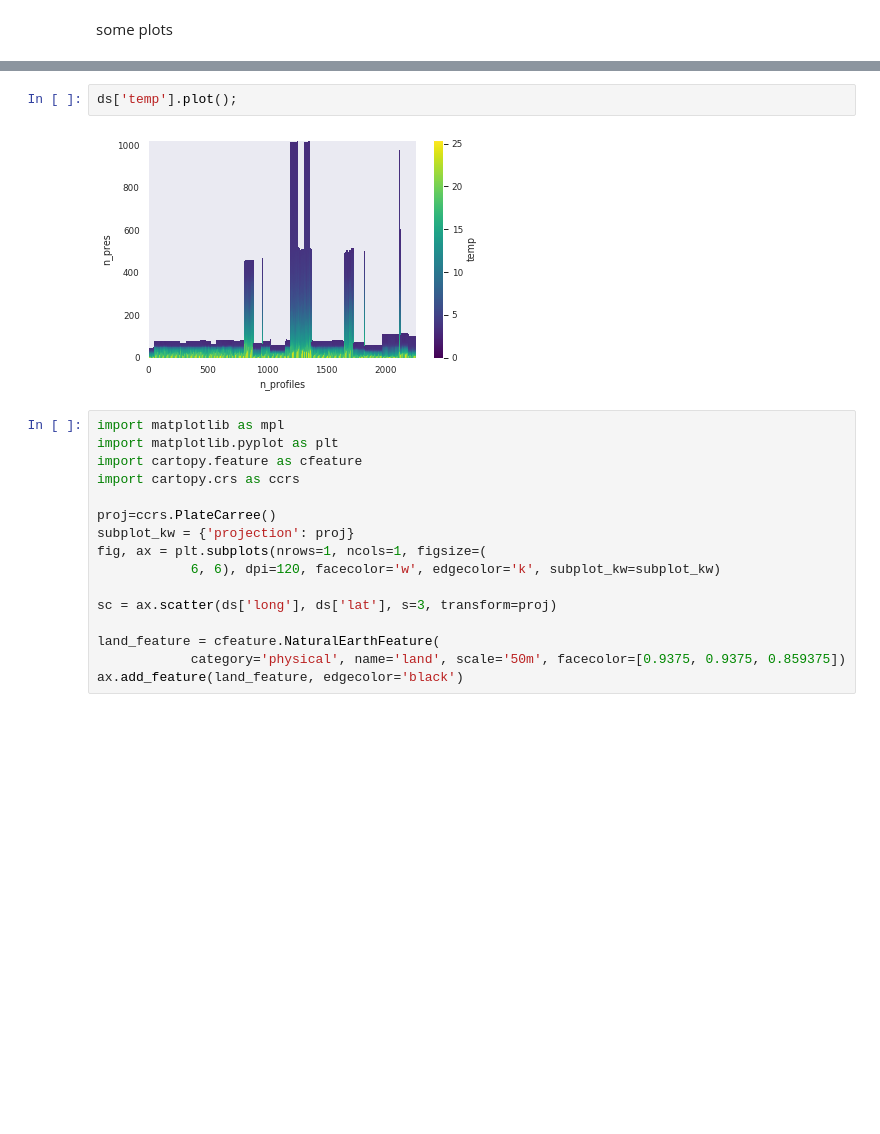
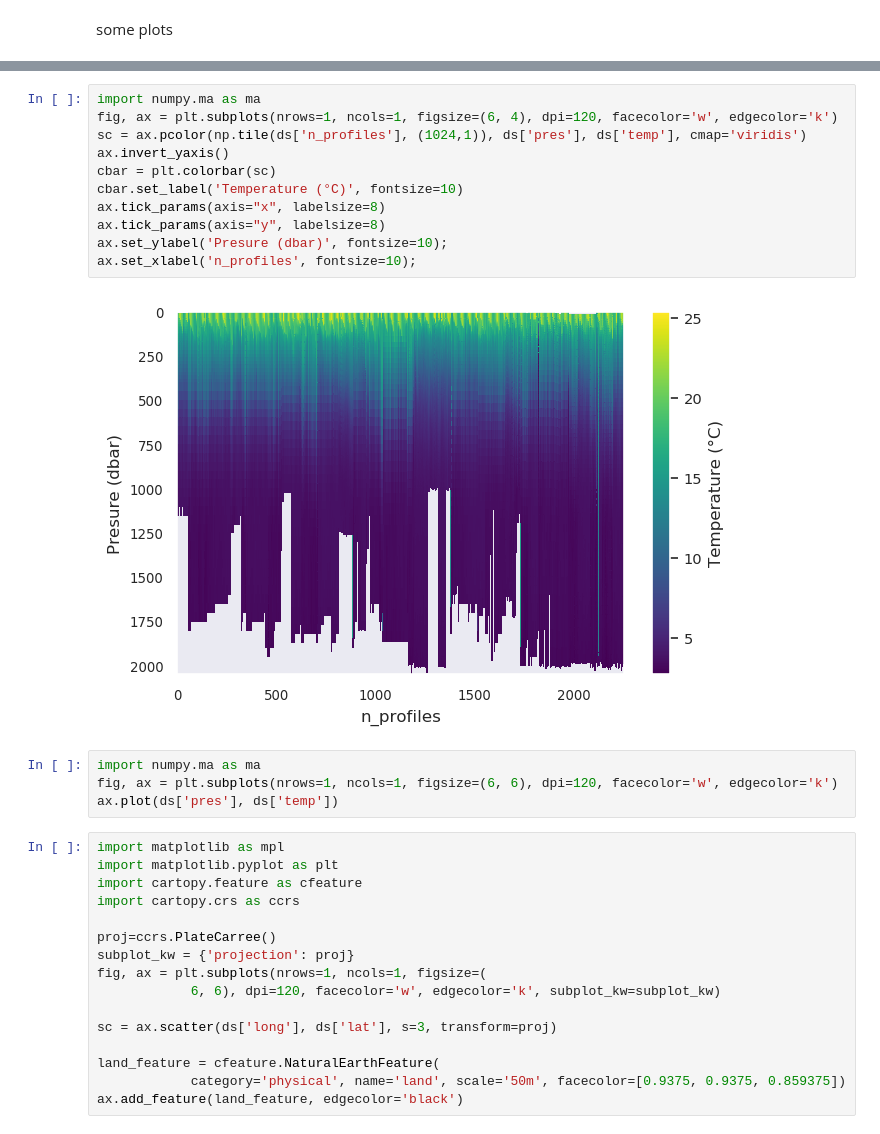
Before and after one commit to euroargodev/DMQC-PCM, a Jupyter notebook: PCM-design/Classif_ArgoReferenceDatabase.ipynb, the cells around one changed output, grey strips where cells are left out. Saved outputs shown, nothing was run; the diff lists cells and outputs as text; blank space fills up the shorter version.

```diff
--- a/PCM-design/Classif_ArgoReferenceDatabase.ipynb
+++ b/PCM-design/Classif_ArgoReferenceDatabase.ipynb
@@ -251,7 +349,20 @@ ds_out['temp'].plot();
-# %%
-ds['temp'].plot();
-# %% [output]
-[figure, removed]
+# %%
+import numpy.ma as ma
+fig, ax = plt.subplots(nrows=1, ncols=1, figsize=(6, 4), dpi=120, facecolor='w', edgecolor='k')
+sc = ax.pcolor(np.tile(ds['n_profiles'], (1024,1)), ds['pres'], ds['temp'], cmap='viridis')
+ax.invert_yaxis()
+cbar = plt.colorbar(sc)
+cbar.set_label('Temperature (°C)', fontsize=10)
+ax.tick_params(axis="x", labelsize=8)
+ax.tick_params(axis="y", labelsize=8)
+ax.set_ylabel('Presure (dbar)', fontsize=10);
+ax.set_xlabel('n_profiles', fontsize=10);
+# %% [output]
+[figure, added]
+# %%
+import numpy.ma as ma
+fig, ax = plt.subplots(nrows=1, ncols=1, figsize=(6, 6), dpi=120, facecolor='w', edgecolor='k')
+ax.plot(ds['pres'], ds['temp'])
 # %%
 import matplotlib as mpl
 import matplotlib.pyplot as plt
```
Also changed, not shown: parts of 3 cells of this notebook.
